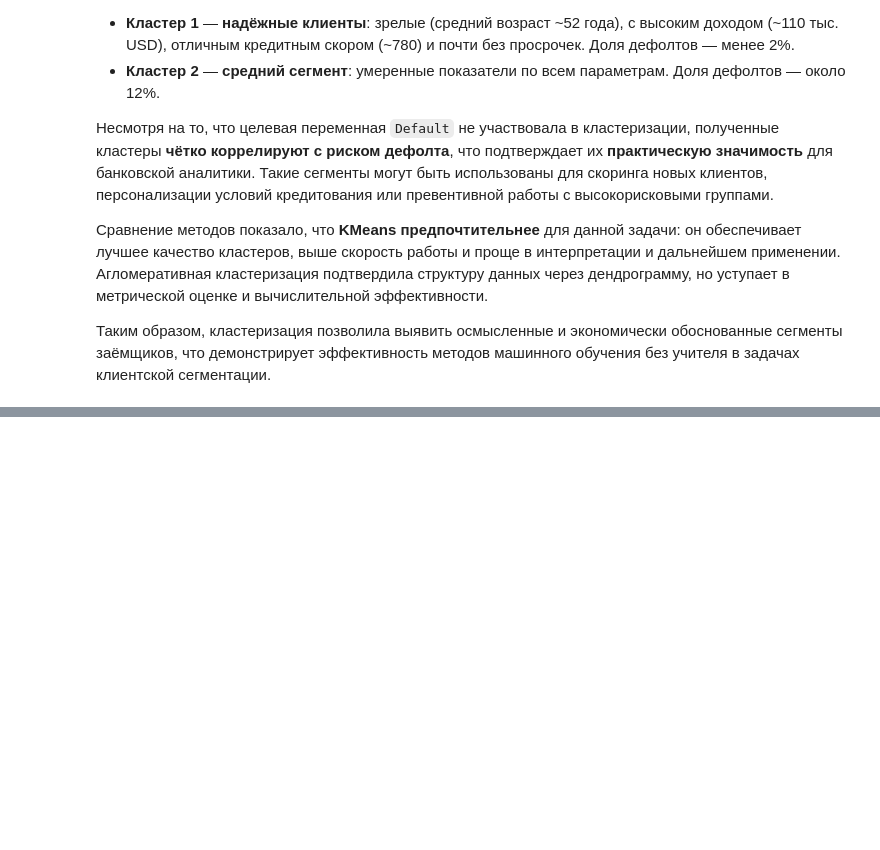
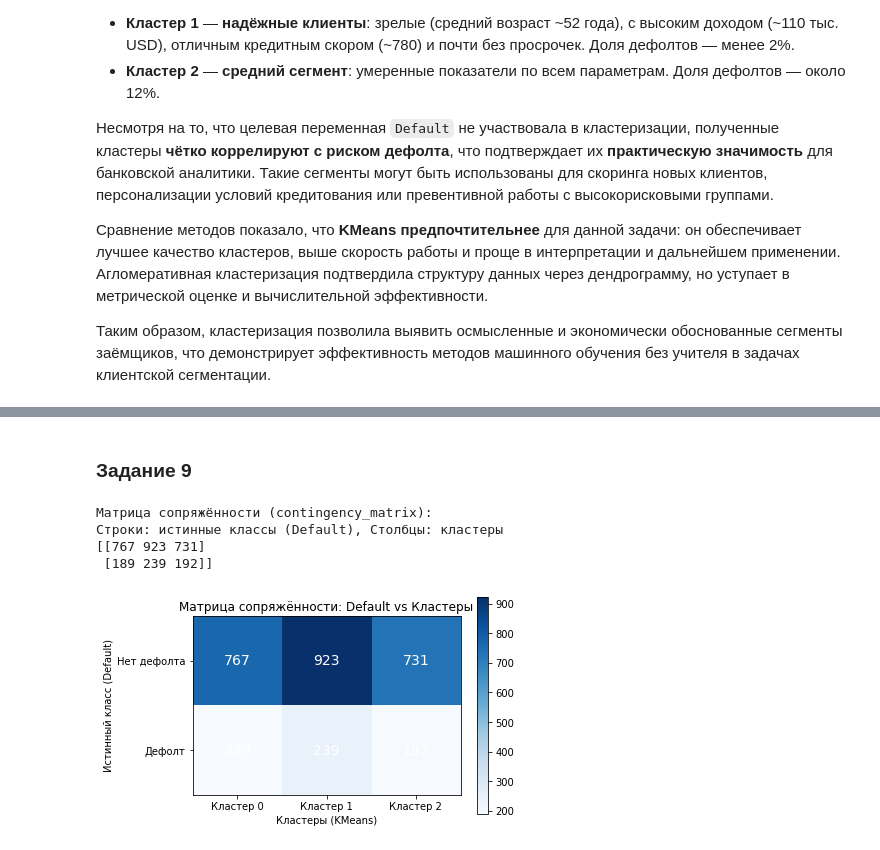
Before and after one commit to Artem12Reshetnikov/Data_Analytics, a Jupyter notebook: ЛР4_Решетников_Вариант_4.ipynb, the cells around one changed output, grey strips where cells are left out. Drawn from its saved outputs; the diff is of its cells as text; code cells hidden in the pictures; blank space fills up the shorter version.

```diff
--- a/ЛР4_Решетников_Вариант_4.ipynb
+++ b/ЛР4_Решетников_Вариант_4.ipynb
@@ -500,0 +635,32 @@ Agglomerative (k=3):
+# %% [markdown]
+### Задание 9
+# %%
+from sklearn.metrics.cluster import contingency_matrix
+import matplotlib.pyplot as plt
+
+# Построение матрицы сопряжённости
+cm = contingency_matrix(df['Default'], clusters)
+
+print("Матрица сопряжённости (contingency_matrix):")
+print("Строки: истинные классы (Default), Столбцы: кластеры")
+print(cm)
+
+# Визуализация
+plt.figure(figsize=(6, 4))
+plt.imshow(cm, cmap='Blues', interpolation='nearest')
+plt.colorbar()
+plt.title('Матрица сопряжённости: Default vs Кластеры')
+plt.xlabel('Кластеры (KMeans)')
+plt.ylabel('Истинный класс (Default)')
+plt.xticks([0, 1, 2], ['Кластер 0', 'Кластер 1', 'Кластер 2'])
+plt.yticks([0, 1], ['Нет дефолта', 'Дефолт'])
+for i in range(cm.shape[0]):
+    for j in range(cm.shape[1]):
+        plt.text(j, i, str(cm[i, j]), ha='center', va='center', color='white', fontsize=14)
+plt.show()
+# %% [output]
+Матрица сопряжённости (contingency_matrix):
+Строки: истинные классы (Default), Столбцы: кластеры
+[[767 923 731]
+ [189 239 192]]
+[figure, added]
```
Also changed, not shown: parts of 10 cells of this notebook.
